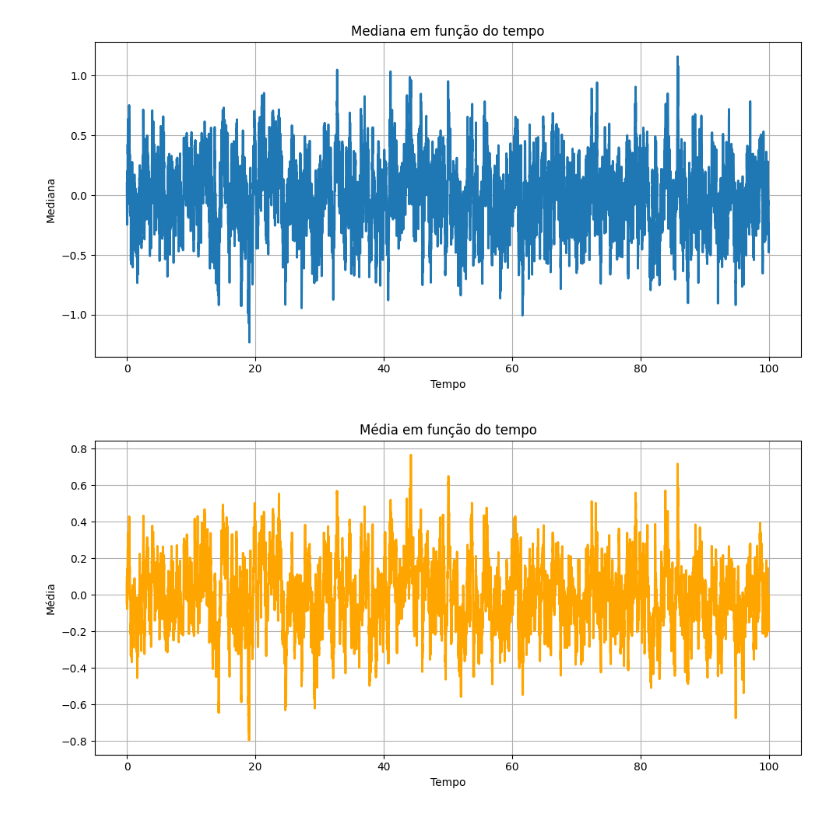
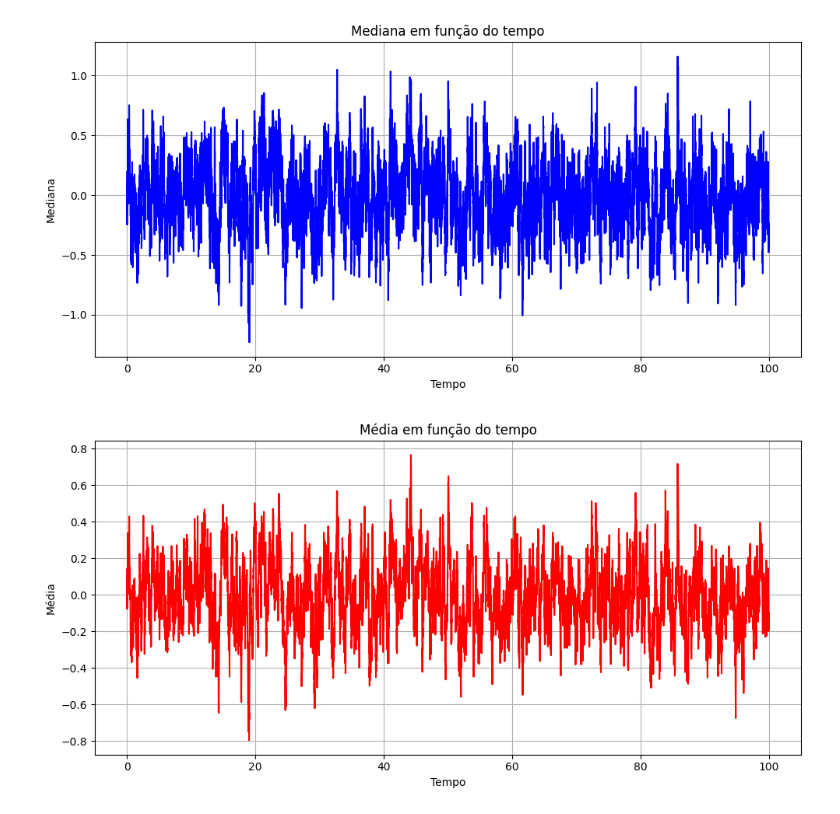
Before and after one commit to lucasamtaylor01/Lorenz80_SDE, a Jupyter notebook: 04_EXPLORACOES_EM_JULIA/03_ANALISE_DE_DADOS/analise.ipynb, the cells around one changed output. Saved outputs shown, nothing was run; the diff lists cells and outputs as text; code cells hidden in the pictures.

```diff
--- a/04_EXPLORACOES_EM_JULIA/03_ANALISE_DE_DADOS/analise.ipynb
+++ b/04_EXPLORACOES_EM_JULIA/03_ANALISE_DE_DADOS/analise.ipynb
@@ -24,27 +24,27 @@ df_analise = pd.DataFrame({
 
 df_analise.to_csv("csv/df_analise.csv", index=False)
 # %%
-df = pd.read_csv("csv/df_analise.csv")
+df_analise = pd.read_csv("csv/df_analise.csv")
 
 # Gráfico da Mediana
 plt.figure(figsize=(10, 5))
-plt.plot(df["t"], df["Mediana"], label="Mediana", linewidth=2)
+plt.plot(df_analise["t"], df_analise["Mediana"], label="Mediana", linewidth=1.5, color='blue')
 plt.xlabel("Tempo")
 plt.ylabel("Mediana")
 plt.title("Mediana em função do tempo")
 plt.grid(True)
 plt.tight_layout()
 plt.show()
 
 # Gráfico da Média
 plt.figure(figsize=(10, 5))
-plt.plot(df["t"], df["Média"], label="Média", linewidth=2, color='orange')
+plt.plot(df_analise["t"], df_analise["Média"], label="Média", linewidth=1.5, color='red')
 plt.xlabel("Tempo")
 plt.ylabel("Média")
 plt.title("Média em função do tempo")
 plt.grid(True)
 plt.tight_layout()
 plt.show()
 # %% [output]
-[figure, old version]
+[figure, new version]
-[figure, old version]
+[figure, new version]
```
Also changed, not shown: parts of 1 cell of this notebook.
